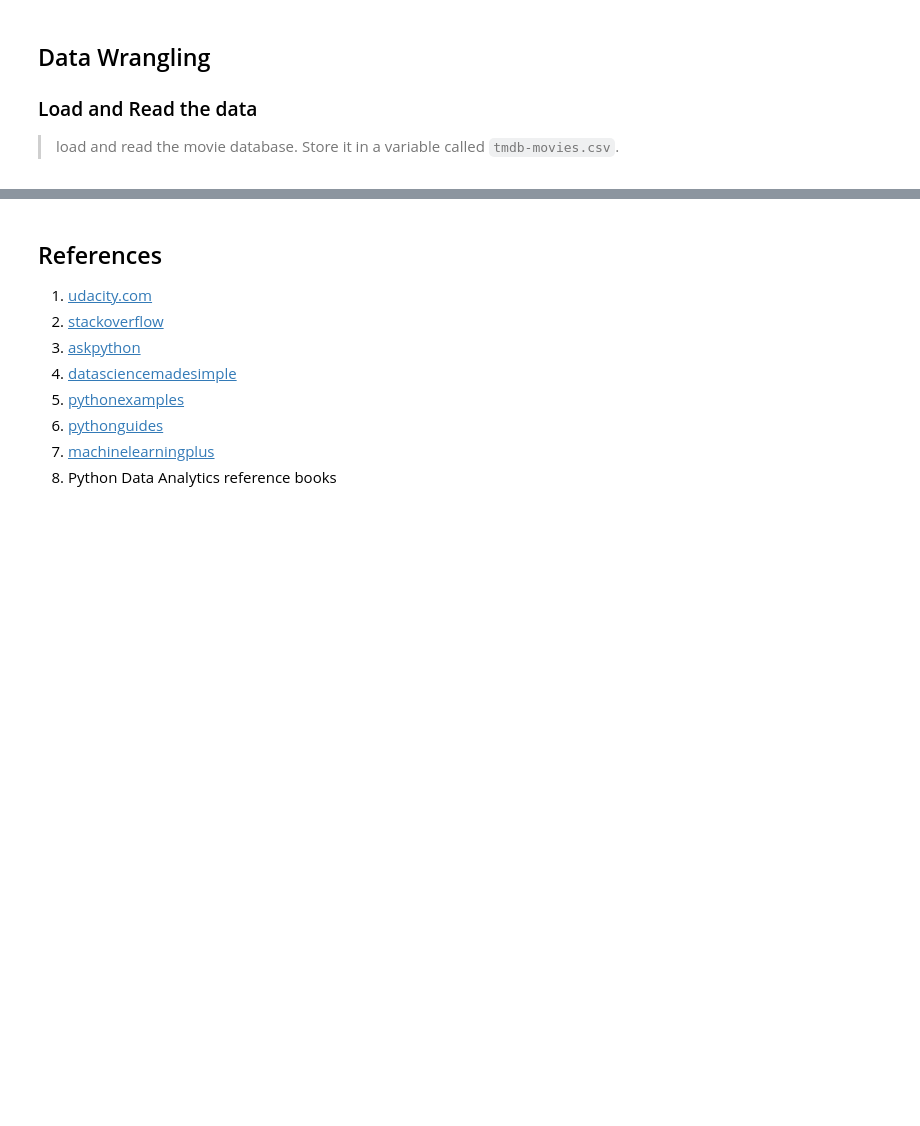
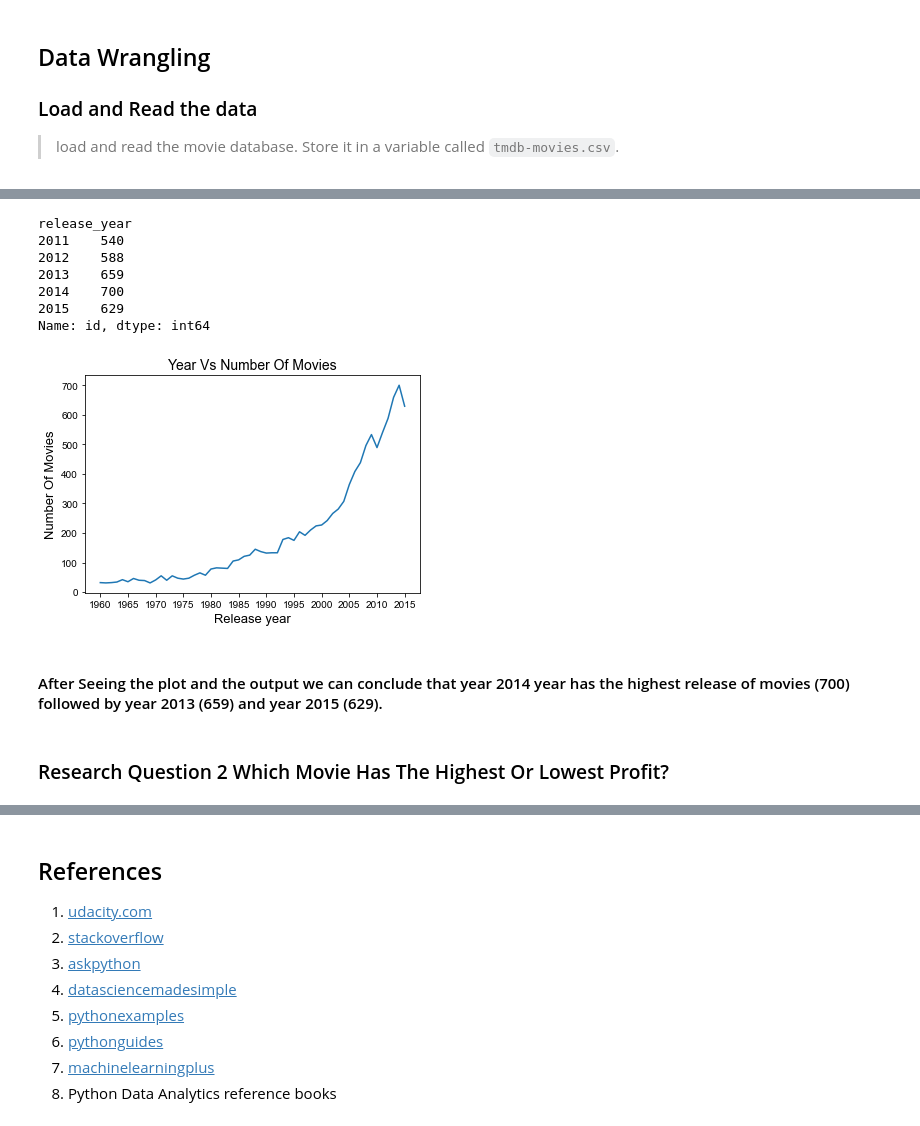
Before and after one commit to NigussieH/MovieDataAnalysis, a Jupyter notebook: MovieDataAnalysis.ipynb, the cells around one changed output, grey strips where cells are left out. Drawn from its saved outputs; the diff is of its cells as text; code cells hidden in the pictures; blank space fills up the shorter version.

```diff
--- a/MovieDataAnalysis.ipynb
+++ b/MovieDataAnalysis.ipynb
@@ -708,0 +56,3 @@ Name: director, dtype: int64
+# %%
+# Load the data
+movie = pd.read_csv('tmdb-movies.csv')
@@ -708,0 +152,5 @@ Name: director, dtype: int64
+# %%
+#After calculating the duplicate row we can drop these row using 'drop_duplicates()' function
+movie.drop_duplicates(inplace = True)
+#afetr removing duplicate value from the dataset
+print("Afetr Removing Duplicate Values (Rows,Columns) : ",movie.shape)
@@ -708,0 +161,6 @@ Name: director, dtype: int64
+# %%
+#the the given in the dataset is in string format.
+#So we need to change this in datetime format
+
+movie['release_date'] = pd.to_datetime(movie['release_date'])
+movie['release_date'].head()
@@ -708,0 +179,6 @@ Name: director, dtype: int64
+# %%
+# After discussing the structure of the data and any problems that need to be
+#   cleaned, perform those cleaning steps in the second part of this section
+#we can see that 21 columns in the dataset, We can drop them using drop function.
+movie.drop(['budget_adj','revenue_adj','overview','imdb_id','homepage','tagline'],axis =1,inplace = True)
+print("After Removing Unused Columns (Rows,Columns) : ",movie.shape)
@@ -708,0 +207,28 @@ Name: director, dtype: int64
+# %%
+# make group for each year and count the number of movies in each year
+data=movie.groupby('release_year').count()['id']
+print(data.tail())
+
+#make group of the data according to their release year and count the total number of movies in each year and pot.
+movie.groupby('release_year').count()['id'].plot(xticks = np.arange(1960,2016,5))
+
+#set the figure size and labels
+sns.set(rc={'figure.figsize':(10,5)})
+plt.title("Year Vs Number Of Movies",fontsize = 14)
+plt.xlabel('Release year',fontsize = 13)
+plt.ylabel('Number Of Movies',fontsize = 13)
+#set the style sheet
+sns.set_style("whitegrid")
+# %% [output]
+release_year
+2011    540
+2012    588
+2013    659
+2014    700
+2015    629
+Name: id, dtype: int64
+[figure, added]
+# %% [markdown]
+#### After Seeing the plot and the output we can conclude that year 2014 year has the highest release of movies (700) followed by year 2013 (659) and year 2015 (629).
+# %% [markdown]
+### Research Question 2  Which Movie Has The Highest Or Lowest Profit?
```
Also changed, not shown: parts of 171 cells of this notebook, 1 other file.
